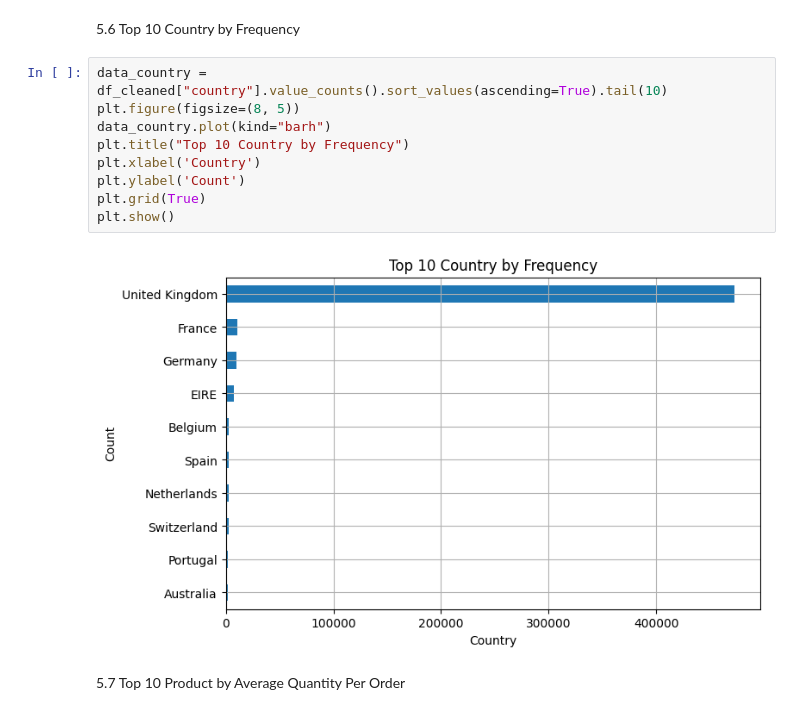
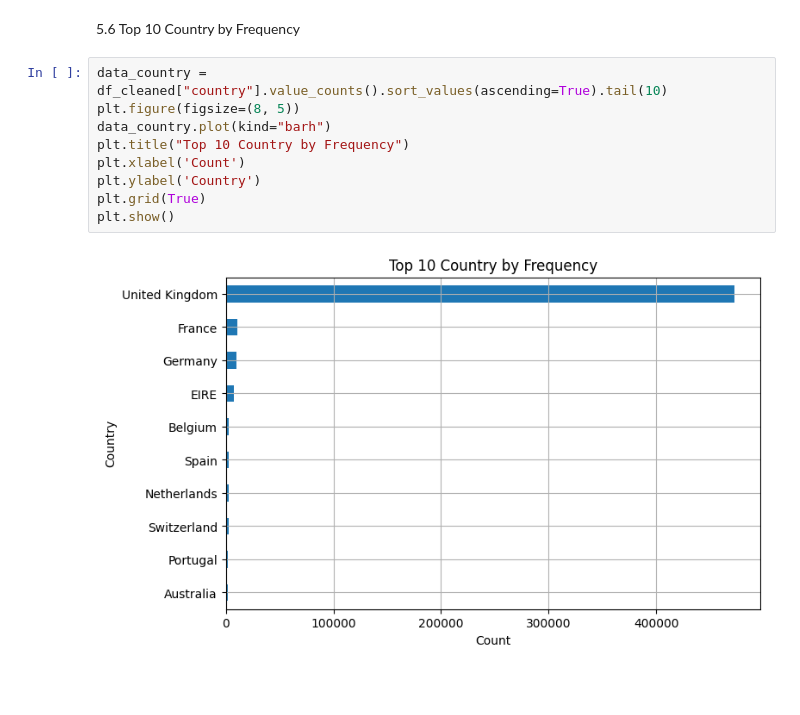
Before and after one commit to RammySubiate/e-commerce-data-analysis, a Jupyter notebook: analyis.ipynb, the cells around one changed output. Cells and saved outputs as stored; diff of their text form; blank space fills up the shorter version.

```diff
--- a/analyis.ipynb
+++ b/analyis.ipynb
@@ -258,13 +258,11 @@ Number of unique 'country': 38
 # %%
 data_country = df_cleaned["country"].value_counts().sort_values(ascending=True).tail(10)
 plt.figure(figsize=(8, 5))
 data_country.plot(kind="barh")
 plt.title("Top 10 Country by Frequency")
-plt.xlabel('Country')
-plt.ylabel('Count')
+plt.xlabel('Count')
+plt.ylabel('Country')
 plt.grid(True)
 plt.show()
 # %% [output]
-[figure, old version]
+[figure, new version]
-# %% [markdown]
-5.7 Top 10 Product by Average Quantity Per Order
```
Also changed, not shown: parts of 43 cells of this notebook, 1 other file.
